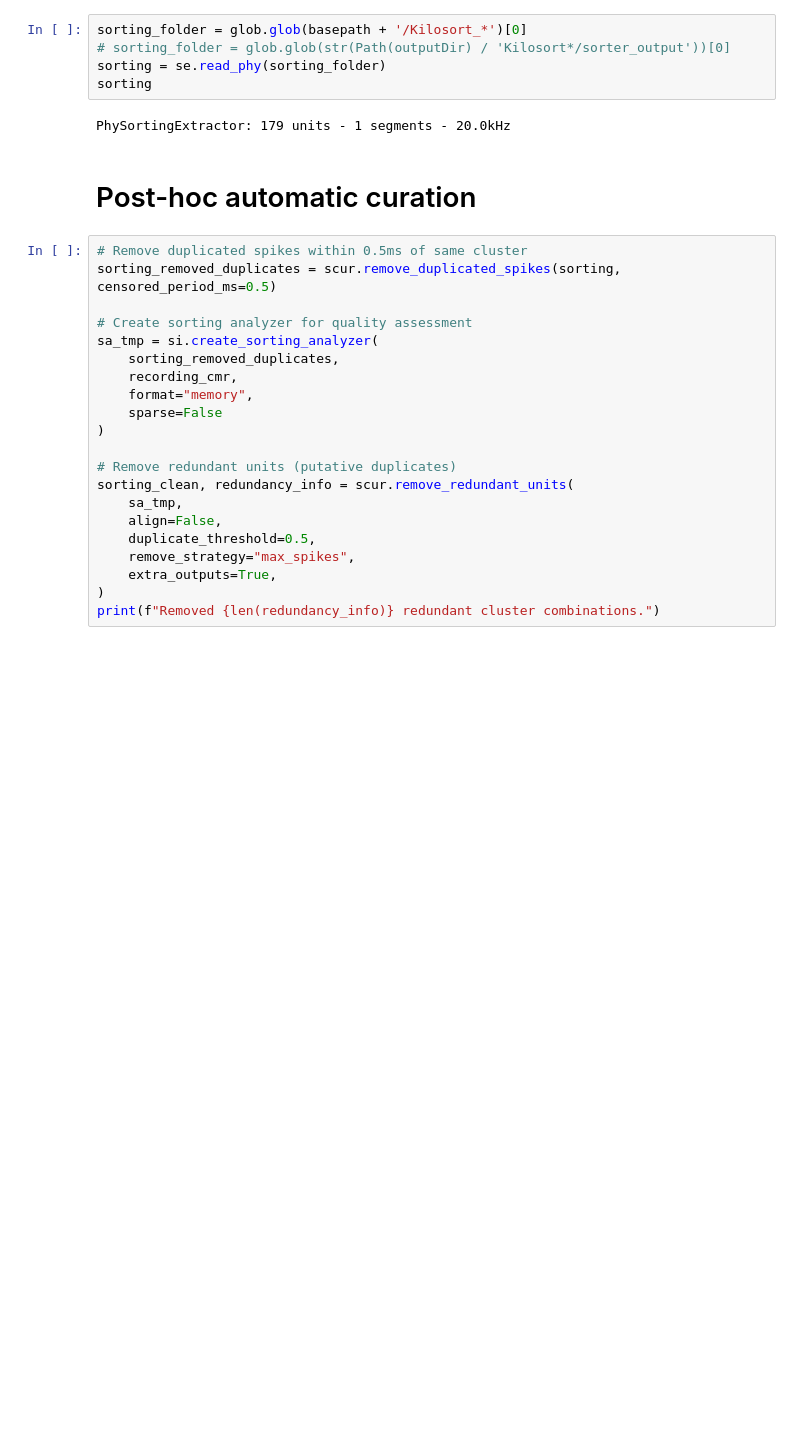
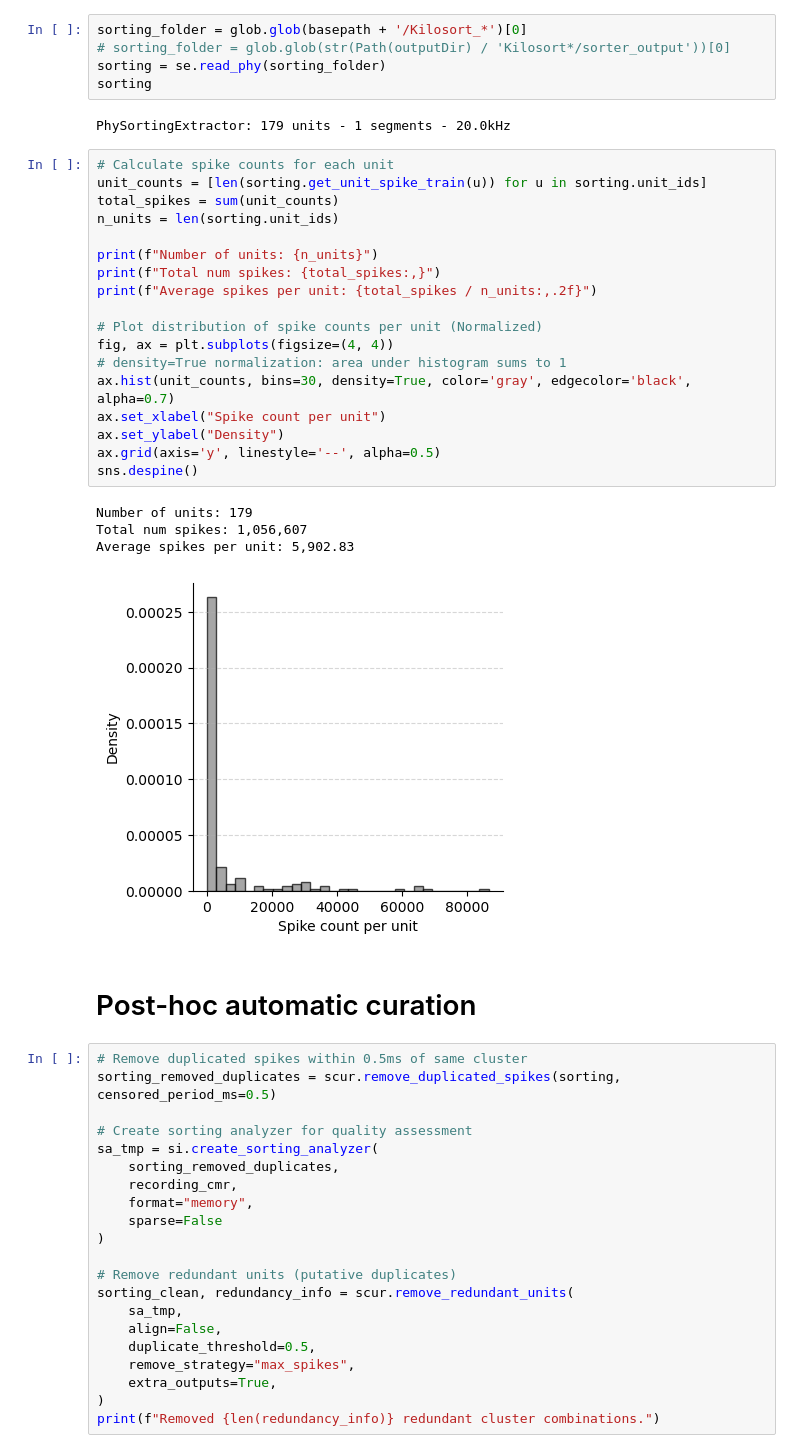
Before and after one commit to yoshihito-saito/PreprocessPipeline, a Jupyter notebook: PostProcessing.ipynb, the cells around one changed output. Cells and saved outputs as stored; diff of their text form; blank space fills up the shorter version.

Commit message:
Added spike counts code

```diff
--- a/PostProcessing.ipynb
+++ b/PostProcessing.ipynb
@@ -189,6 +190,29 @@ sorting = se.read_phy(sorting_folder)
 sorting
 # %% [output]
 PhySortingExtractor: 179 units - 1 segments - 20.0kHz
+# %%
+# Calculate spike counts for each unit
+unit_counts = [len(sorting.get_unit_spike_train(u)) for u in sorting.unit_ids]
+total_spikes = sum(unit_counts)
+n_units = len(sorting.unit_ids)
+
+print(f"Number of units: {n_units}")
+print(f"Total num spikes: {total_spikes:,}")
+print(f"Average spikes per unit: {total_spikes / n_units:,.2f}")
+
+# Plot distribution of spike counts per unit (Normalized)
+fig, ax = plt.subplots(figsize=(4, 4))
+# density=True normalization: area under histogram sums to 1
+ax.hist(unit_counts, bins=30, density=True, color='gray', edgecolor='black', alpha=0.7)
+ax.set_xlabel("Spike count per unit")
+ax.set_ylabel("Density")
+ax.grid(axis='y', linestyle='--', alpha=0.5)
+sns.despine()
+# %% [output]
+Number of units: 179
+Total num spikes: 1,056,607
+Average spikes per unit: 5,902.83
+[figure, added]
 # %% [markdown]
 # Post-hoc automatic curation
 # %%
```
Also changed, not shown: parts of 3 cells of this notebook.
